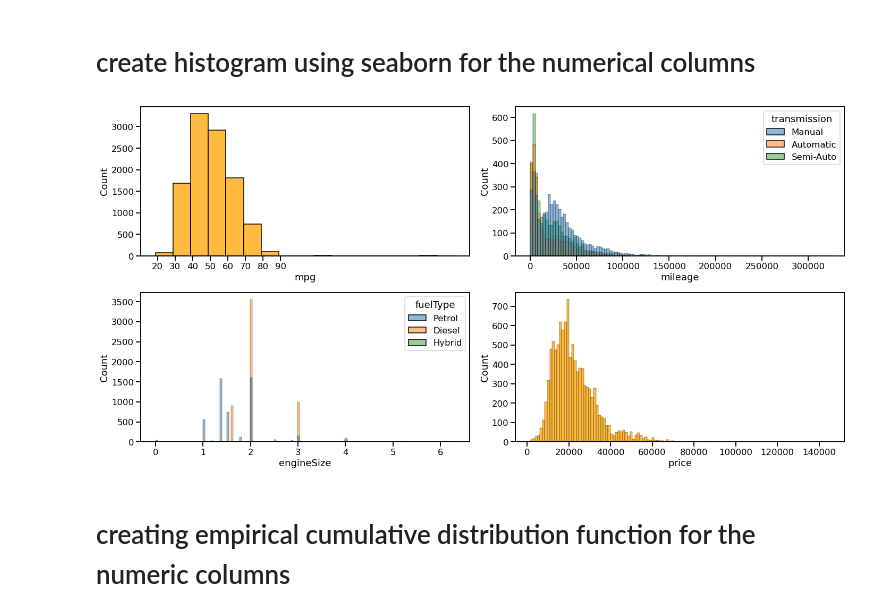
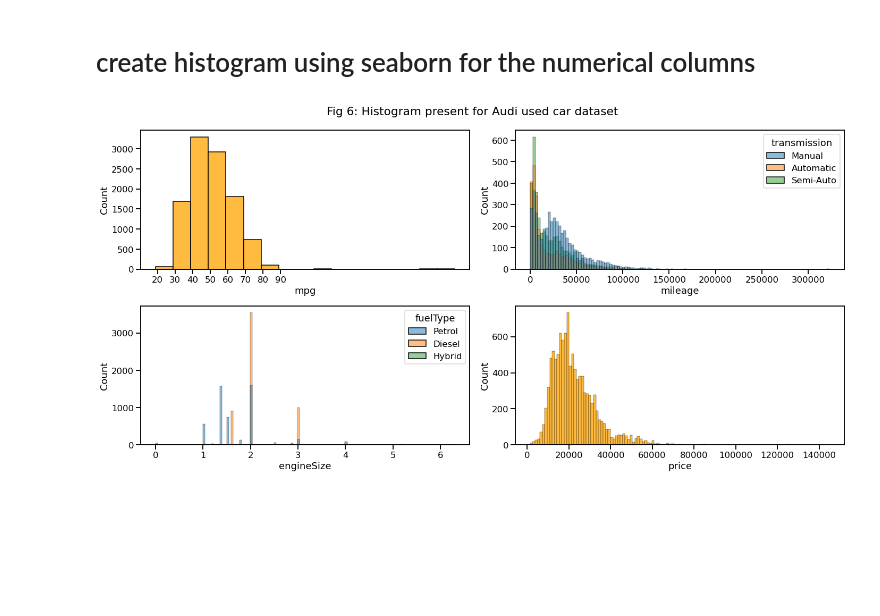
Before and after one commit to Israt055/audi_used_car_analysis-, a Jupyter notebook: audi_used_car_EDA.ipynb, the cells around one changed output. Saved outputs shown, nothing was run; the diff lists cells and outputs as text; code cells hidden in the pictures; blank space fills up the shorter version.

```diff
--- a/audi_used_car_EDA.ipynb
+++ b/audi_used_car_EDA.ipynb
@@ -417,30 +504,28 @@ plt.show()
 # %%
 #pip install -U seaborn
 sns.set_context('talk')
 plt.figure(figsize = (20,10))
 
 
-plt.title("Histogram present for Audi used car dataset")
+plt.suptitle("Fig 6: Histogram present for Audi used car dataset")
 
 plt.subplot(2,2,1)
 sns.histplot(data = df , x = 'mpg', binwidth=10 , color ='orange')
 plt.xticks(np.arange(20,100,10))
 
 plt.subplot(2,2,2)
 sns.histplot(data = df , x = 'mileage' ,hue='transmission')
 
 
 plt.subplot(2,2,3)
 sns.histplot(data = df , x = 'engineSize', hue='fuelType')
 
 plt.subplot(2,2,4)
 sns.histplot(data = df , x = 'price', color ='orange')
 
 
 plt.tight_layout()
 
 plt.show()
 # %% [output]
-[figure, old version]
+[figure, new version]
-# %% [markdown]
-# creating empirical cumulative distribution function for the numeric columns
```
Also changed, not shown: parts of 31 cells of this notebook.
